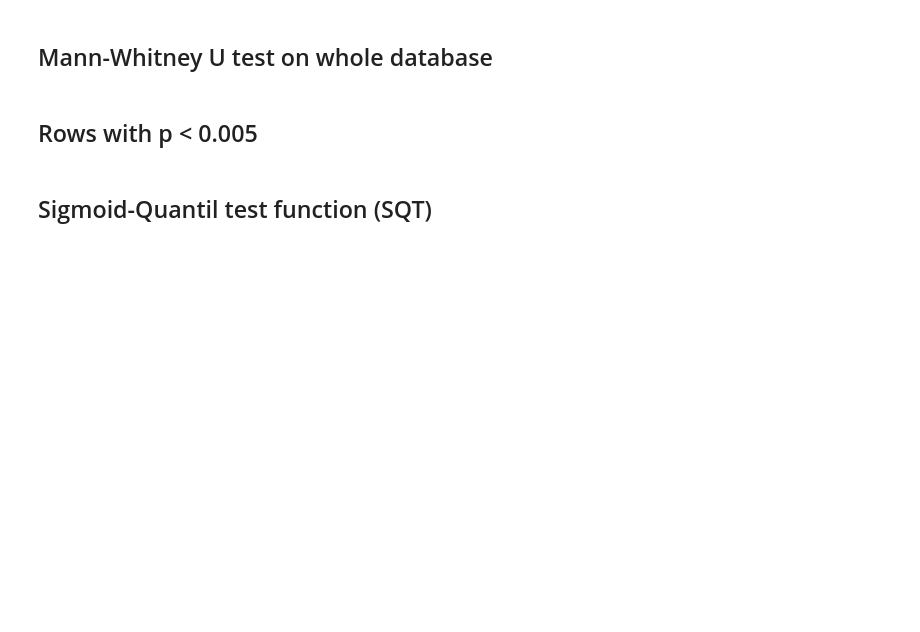
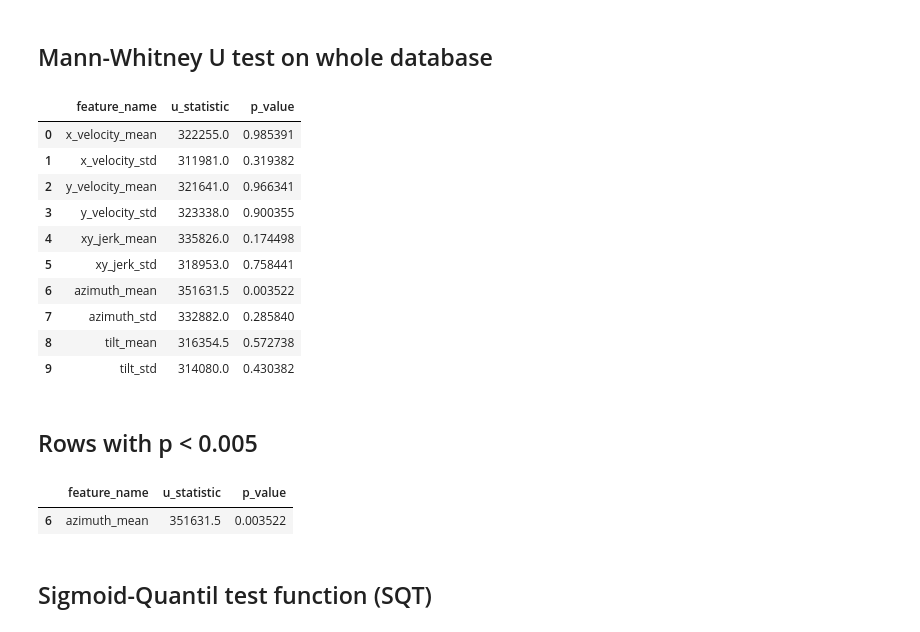
Before and after one commit to RichardLadislav/DOLPHIN-NDD_diagnostic, a Jupyter notebook: handcrafted_features_extraction/hf_analysis_refactor.ipynb, the cells around one changed output. Saved outputs shown, nothing was run; the diff lists cells and outputs as text; code cells hidden in the pictures; blank space fills up the shorter version.

Commit message:
mw_u_test, p value filter -> refactor

```diff
--- a/handcrafted_features_extraction/hf_analysis_refactor.ipynb
+++ b/handcrafted_features_extraction/hf_analysis_refactor.ipynb
@@ -474,26 +445,47 @@ def plot_split_violin_plots(df: pd.DataFrame):
 # %% [markdown]
 ## Mann-Whitney U test on whole database
 # %%
-## Mann - Whitney U test between HC and pre-LBD groups
-from scipy.stats import mannwhitneyu
-features_names = df.columns.tolist()
-#remove non-feature columns
-features_names.remove("file_name")
-features_names.remove("diagnosis")
+def mw_u_test_whole_df(df: pd.DataFrame, alternative = 'two-sided'):
+    ## Mann - Whitney U test between HC and pre-LBD groups
+    from scipy.stats import mannwhitneyu
+    features_names = df.columns.tolist()
+    #remove non-feature columns
+    features_names.remove("file_name")
+    features_names.remove("diagnosis")
 
 
-mw_u_test_whole_df = pd.DataFrame(columns=["feature_name", "u_statistic", "p_value"])
+    mw_u_test_whole_df = pd.DataFrame(columns=["feature_name", "u_statistic", "p_value"])
 
-for feature in features_names:
-    group_HC = df[df["diagnosis"] == 0][feature].dropna().values
-    group_preLBD = df[df["diagnosis"] == 1][feature].dropna().values
-    u_statistic, p_value = mannwhitneyu(group_HC, group_preLBD, alternative='two-sided')
-    mw_u_test_whole_df = pd.concat([mw_u_test_whole_df, pd.DataFrame({"feature_name": [feature], "u_statistic": [u_statistic], "p_value": [p_value]})], ignore_index=True)
-mw_u_test_whole_df
+    for feature in features_names:
+        group_HC = df[df["diagnosis"] == 0][feature].dropna().values
+        group_preLBD = df[df["diagnosis"] == 1][feature].dropna().values
+        u_statistic, p_value = mannwhitneyu(group_HC, group_preLBD, alternative=alternative)
+        mw_u_test_whole_df = pd.concat([mw_u_test_whole_df, pd.DataFrame({"feature_name": [feature], "u_statistic": [u_statistic], "p_value": [p_value]})], ignore_index=True)
+    #mw_u_test_whole_df
+    return mw_u_test_whole_df
+# %%
+mw_u_test_whole_df = mw_u_test_whole_df(cleaned_df)
+mw_u_test_whole_df.head(10)
+# %% [output]
+|  | feature_name | u_statistic | p_value |
+| 0 | x_velocity_mean | 322255.0 | 0.985391 |
+| 1 | x_velocity_std | 311981.0 | 0.319382 |
+| 2 | y_velocity_mean | 321641.0 | 0.966341 |
+| 3 | y_velocity_std | 323338.0 | 0.900355 |
+| 4 | xy_jerk_mean | 335826.0 | 0.174498 |
+| 5 | xy_jerk_std | 318953.0 | 0.758441 |
+| 6 | azimuth_mean | 351631.5 | 0.003522 |
+| 7 | azimuth_std | 332882.0 | 0.285840 |
+| 8 | tilt_mean | 316354.5 | 0.572738 |
+| 9 | tilt_std | 314080.0 | 0.430382 |
 # %% [markdown]
 ## Rows with p < 0.005
 # %%
-mw_u_test_whole_df[mw_u_test_whole_df["p_value"] < 0.005]
+def p_value_filter(mw_u_test_whole_df: pd.DataFrame):
+    return mw_u_test_whole_df[mw_u_test_whole_df["p_value"] < 0.005]
+# %% [output]
+|  | feature_name | u_statistic | p_value |
+| 6 | azimuth_mean | 351631.5 | 0.003522 |
 # %% [markdown]
 ## Sigmoid-Quantil test function (SQT)
 # %%
```
Also changed, not shown: parts of 4 cells of this notebook.
